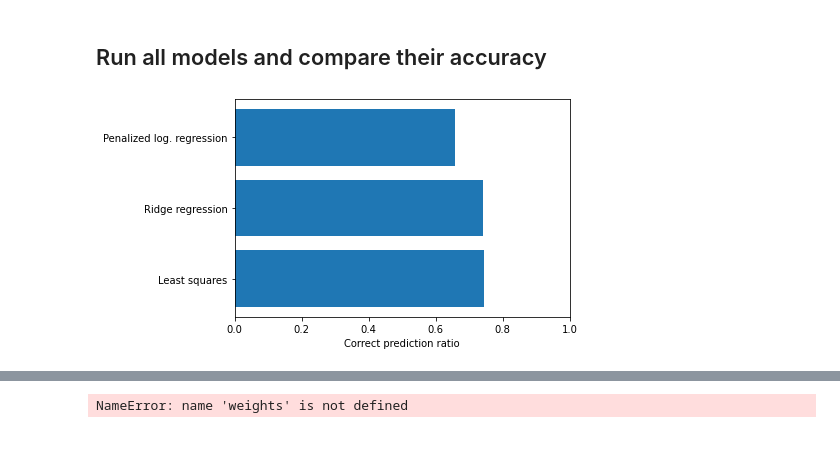
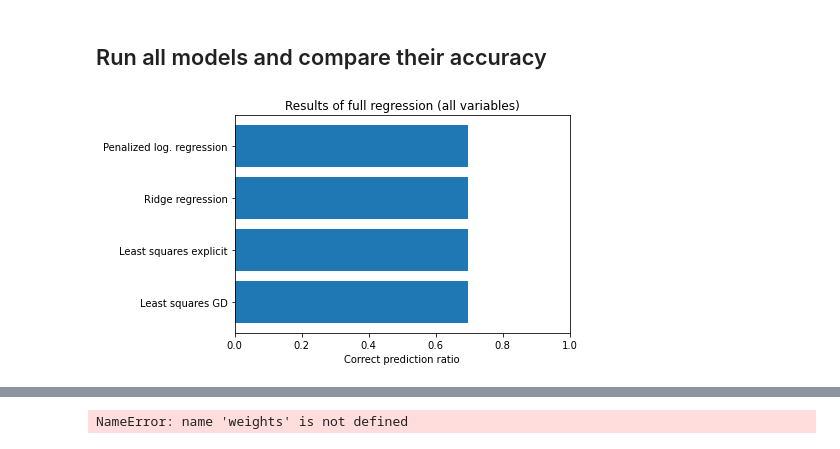
Before and after one commit to CRefice/ML_course, a Jupyter notebook: projects/project1/scripts/project1.ipynb, the cells around one changed output, grey strips where cells are left out. Drawn from its saved outputs; the diff is of its cells as text; code cells hidden in the pictures.

```diff
--- a/projects/project1/scripts/project1.ipynb
+++ b/projects/project1/scripts/project1.ipynb
@@ -229,16 +213,18 @@ plt.show()
 # %%
 initial_w = np.zeros(tx_clean.shape[1])
 results = np.array([
+    cross_validation(y_log, tx_clean, indices, lambda y, tx: least_squares_GD(y, tx, initial_w, 100, 0.1)),
     cross_validation(y_log, tx_clean, indices, least_squares),
     cross_validation(y_log, tx_clean, indices, lambda y, tx: ridge_regression(y, tx, 0.01)),
     cross_validation(y_log, tx_clean, indices, lambda y, tx: penalized_logistic_reg_GD(y, tx, initial_w, 100, 1e-8, 1e-5))
 ])
 # %%
 # Plot the results
-names = ["Least squares", "Ridge regression", "Penalized log. regression"]
+names = ["Least squares GD", "Least squares explicit", "Ridge regression", "Penalized log. regression"]
 plt.barh(names, results)
 plt.xlim(0, 1)
 plt.xlabel("Correct prediction ratio")
+plt.title("Results of full regression (all variables)")
 plt.show()
 # %% [output]
-[figure, old version]
+[figure, new version]
```
Also changed, not shown: parts of 8 cells of this notebook.
